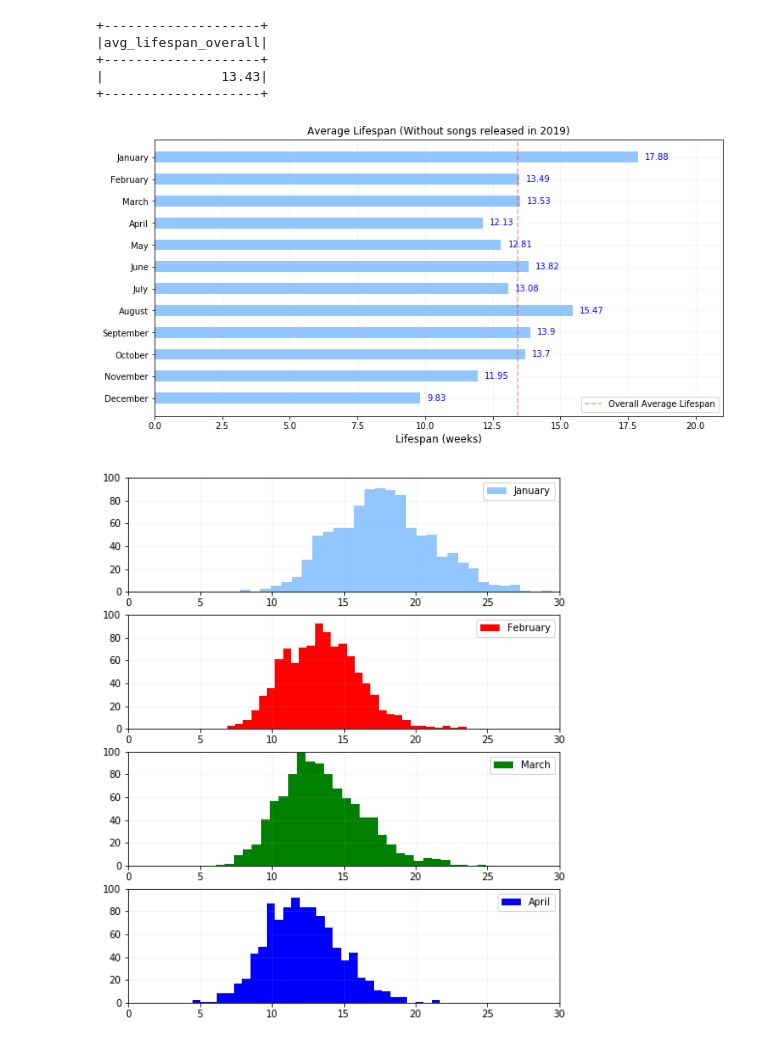
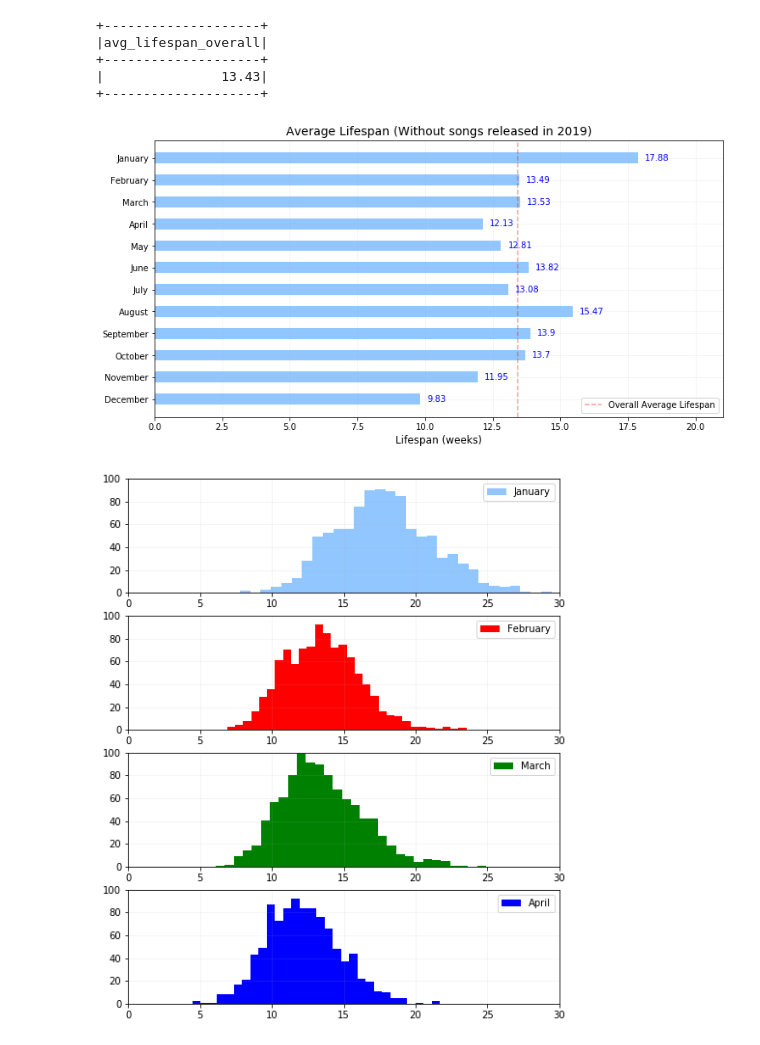
Before and after one commit to virsagothethird/UK-Top-100-Songs, a Jupyter notebook: uk100-Copy2.ipynb, the cells around one changed output. Drawn from its saved outputs; the diff is of its cells as text; code cells hidden in the pictures.

```diff
--- a/uk100-Copy2.ipynb
+++ b/uk100-Copy2.ipynb
@@ -894,19 +894,19 @@ avg_lifespan = avg_lifespan_per_month.rdd.map(lambda row: row.avg_lifespan).coll
 # %%
 fig, ax = plt.subplots(figsize=(12,6))
 
 ax.barh(months, avg_lifespan, height=0.5)
 ax.invert_yaxis()
 for i, v in enumerate(avg_lifespan):
     ax.text(v + 0.25, i + .1, str(v), color='blue')
 ax.axvline(13.43, color='r', linestyle="--", alpha=0.4, label="Overall Average Lifespan")
 ax.set_xlim(0,21)
-ax.set_title('Average Lifespan (Without songs released in 2019)')
+ax.set_title('Average Lifespan (Without songs released in 2019)', fontsize=14)
 ax.set_xlabel("Lifespan (weeks)", fontsize=12)
 ax.legend()
 ax.grid(alpha=0.15)
 plt.savefig("img/avg_lifespan_month.png")
 # %% [output]
-[figure, old version]
+[figure, new version]
 # %%
 def samp(month):
     sample = spark.sql('''
```
Also changed, not shown: parts of 3 cells of this notebook, 4 other files.
